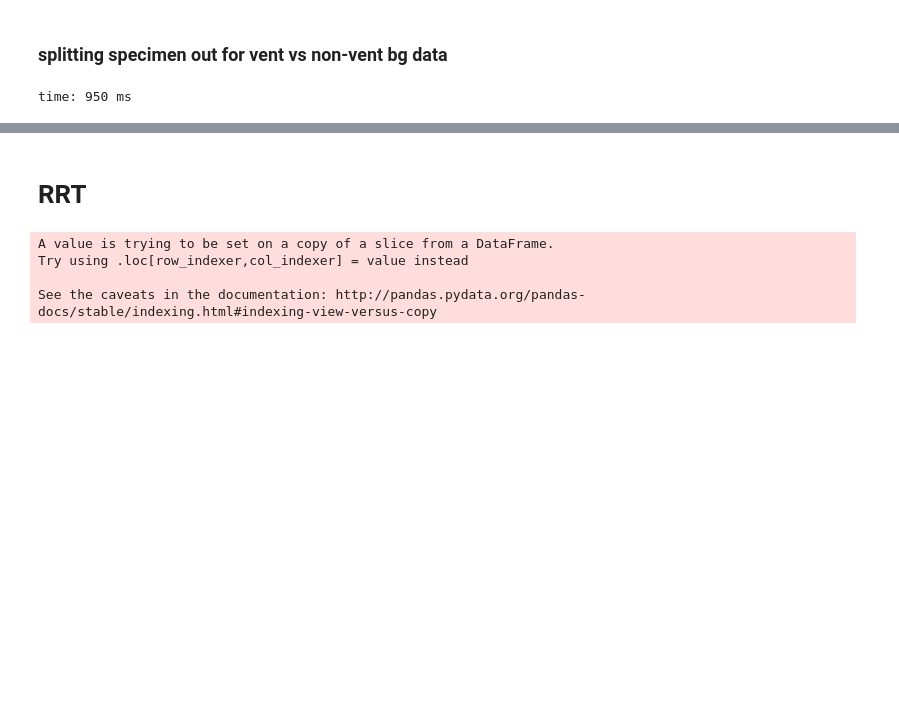
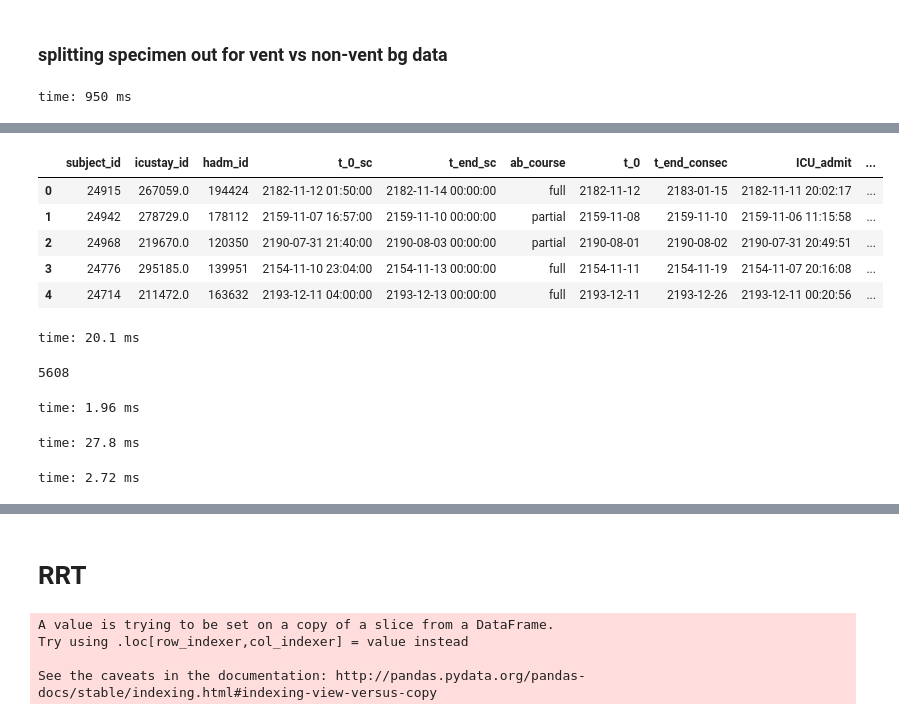
Before and after one commit to kellylinyingxin/mimiciii-antibiotics-modeling, a Jupyter notebook: notebooks/03.1-clinical_variable_prep.ipynb, the cells around one changed output, grey strips where cells are left out. Drawn from its saved outputs; the diff is of its cells as text; code cells hidden in the pictures; blank space fills up the shorter version.

```diff
--- a/notebooks/03.1-clinical_variable_prep.ipynb
+++ b/notebooks/03.1-clinical_variable_prep.ipynb
@@ -1125,0 +1329,29 @@ time: 24.1 ms
+# %%
+final_pt_df2.head()
+# %% [output]
+|  | subject_id | icustay_id | hadm_id | t_0_sc | t_end_sc | ab_course | t_0 | t_end_consec | ICU_admit | ... |
+| 0 | 24915 | 267059.0 | 194424 | 2182-11-12 01:50:00 | 2182-11-14 00:00:00 | full | 2182-11-12 | 2183-01-15 | 2182-11-11 20:02:17 | ... |
+| 1 | 24942 | 278729.0 | 178112 | 2159-11-07 16:57:00 | 2159-11-10 00:00:00 | partial | 2159-11-08 | 2159-11-10 | 2159-11-06 11:15:58 | ... |
+| 2 | 24968 | 219670.0 | 120350 | 2190-07-31 21:40:00 | 2190-08-03 00:00:00 | partial | 2190-08-01 | 2190-08-02 | 2190-07-31 20:49:51 | ... |
+| 3 | 24776 | 295185.0 | 139951 | 2154-11-10 23:04:00 | 2154-11-13 00:00:00 | full | 2154-11-11 | 2154-11-19 | 2154-11-07 20:16:08 | ... |
+| 4 | 24714 | 211472.0 | 163632 | 2193-12-11 04:00:00 | 2193-12-13 00:00:00 | full | 2193-12-11 | 2193-12-26 | 2193-12-11 00:20:56 | ... |
+time: 20.1 ms
+# %%
+len(ratio_min_df)
+# %% [output]
+5608
+time: 1.96 ms
+# %%
+ratio_min_df= pd.merge(final_pt_df2[['icustay_id','hadm_id','t_0',]],ratio_min_df, left_on='icustay_id',right_on='icustay_id', how='left')
+ratio_min_df= ratio_min_df.rename(index=str, columns={'ratio':'value'})
+
+ratio_min_df.loc[ratio_min_df.loc[:,'value'].isnull(),'value']=476
+
+ratio_min_df['uom']= 'PaO2/FIO2 ratio'
+ratio_min_df['label']= 'PaO2/FIO2'
+# %% [output]
+time: 27.8 ms
+# %%
+ratio_min_df.loc[:,'delta']=ratio_min_df.loc[:,'delta'].fillna(pd.to_timedelta('0 days'))
+# %% [output]
+time: 2.72 ms
```
Also changed, not shown: parts of 140 cells of this notebook.
